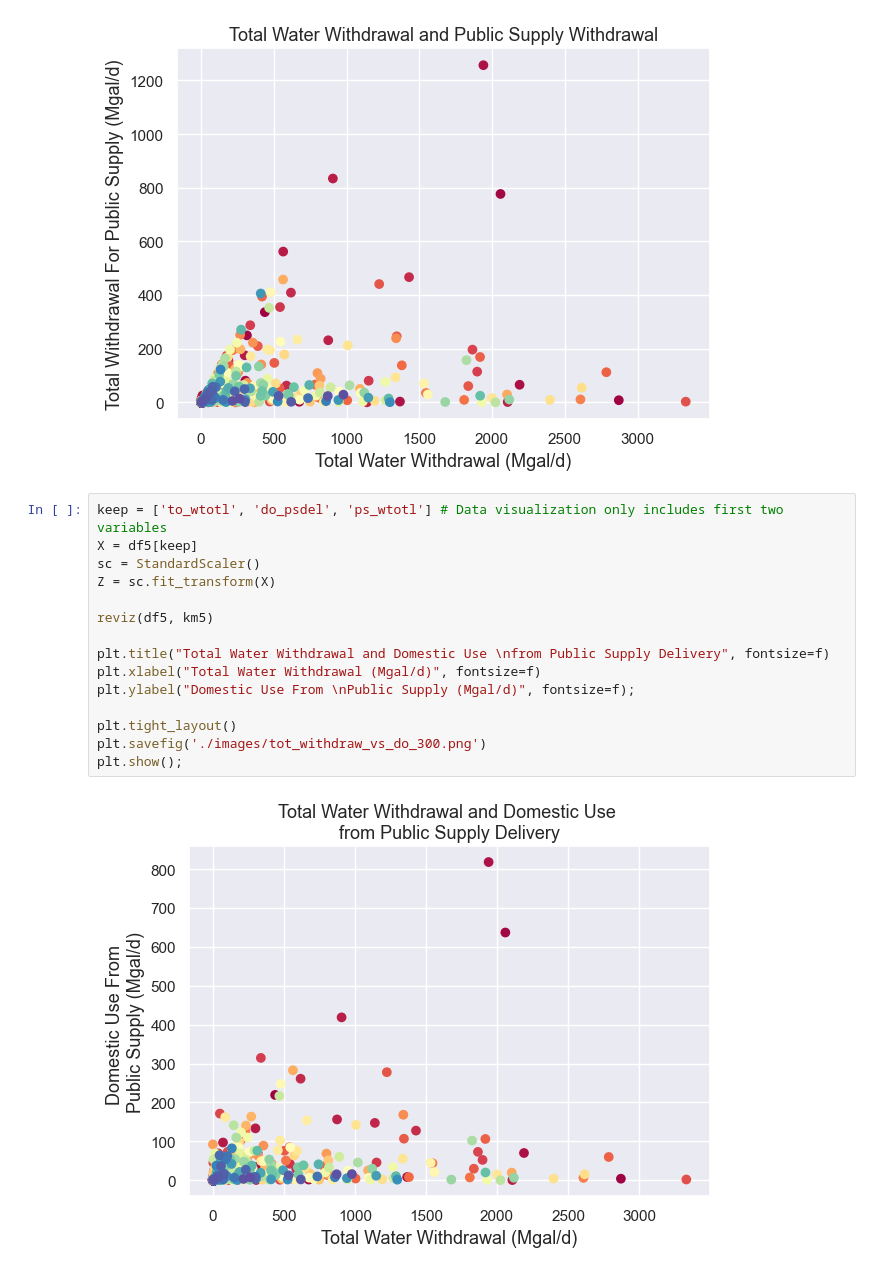
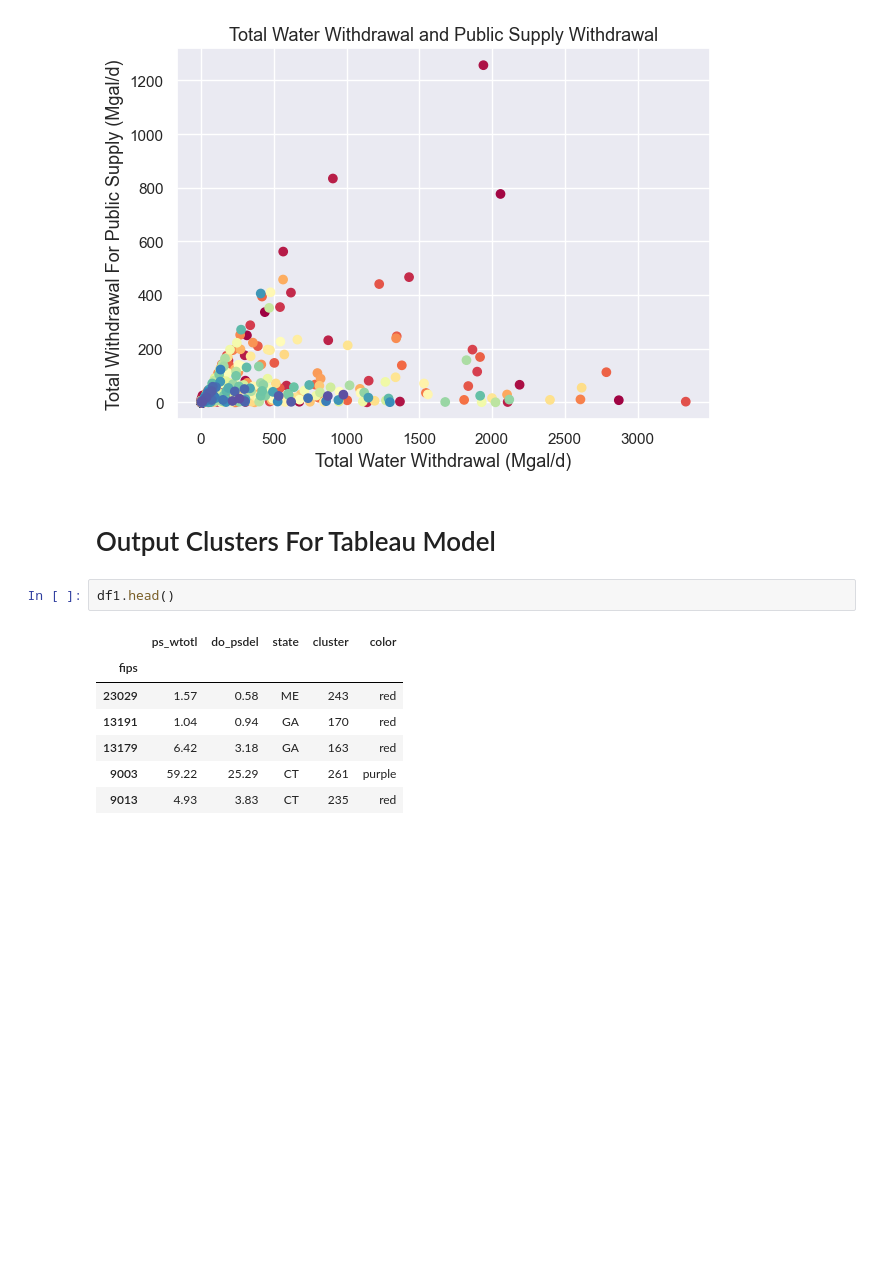
Before and after one commit to farahmalik11/project-5, a Jupyter notebook: 02_KMeans_Clusters_1.ipynb, the cells around one changed output. Cells and saved outputs as stored; diff of their text form; blank space fills up the shorter version.

```diff
--- a/02_KMeans_Clusters_1.ipynb
+++ b/02_KMeans_Clusters_1.ipynb
@@ -1236,20 +1254,15 @@ plt.savefig('./images/tot_withdraw_vs_ps_300.png')
 plt.show();
 # %% [output]
 [figure]
-# %%
-keep = ['to_wtotl', 'do_psdel', 'ps_wtotl'] # Data visualization only includes first two variables
-X = df5[keep]
-sc = StandardScaler()
-Z = sc.fit_transform(X)
-
-reviz(df5, km5)
-
-plt.title("Total Water Withdrawal and Domestic Use \nfrom Public Supply Delivery", fontsize=f)
-plt.xlabel("Total Water Withdrawal (Mgal/d)", fontsize=f)
-plt.ylabel("Domestic Use From \nPublic Supply (Mgal/d)", fontsize=f);
-
-plt.tight_layout()
-plt.savefig('./images/tot_withdraw_vs_do_300.png')
-plt.show();
-# %% [output]
-[figure, removed]
+# %% [markdown]
+# Output Clusters For Tableau Model
+# %%
+df1.head()
+# %% [output]
+|  | ps_wtotl | do_psdel | state | cluster | color |
+| fips |  |  |  |  |  |
+| 23029 | 1.57 | 0.58 | ME | 243 | red |
+| 13191 | 1.04 | 0.94 | GA | 170 | red |
+| 13179 | 6.42 | 3.18 | GA | 163 | red |
+| 9003 | 59.22 | 25.29 | CT | 261 | purple |
+| 9013 | 4.93 | 3.83 | CT | 235 | red |
```
Also changed, not shown: parts of 15 cells of this notebook.
